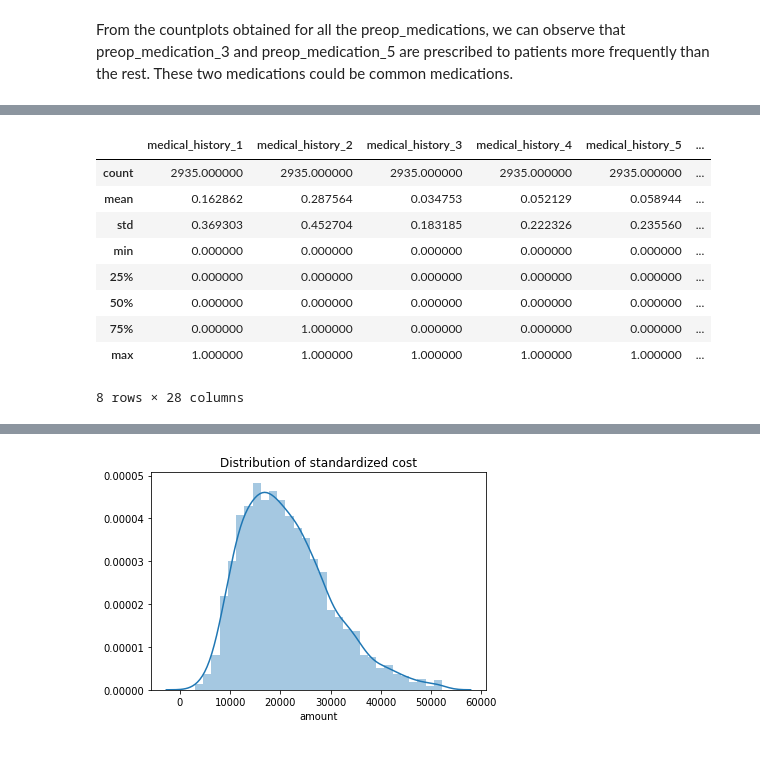
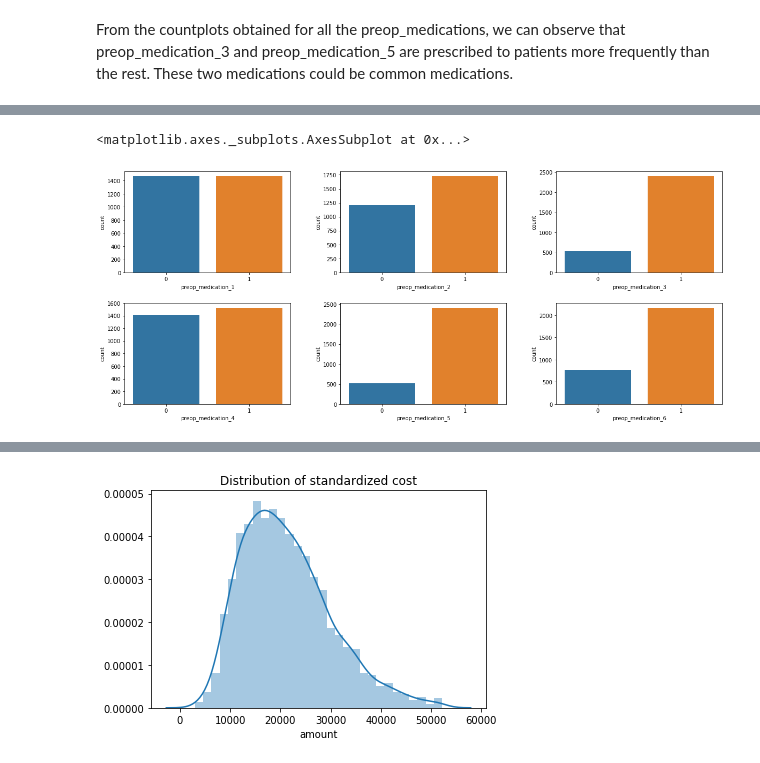
Before and after one commit to soonnanwee/H_Assignment, a Jupyter notebook: Holmusk - With FeatureImportance.ipynb, the cells around one changed output, grey strips where cells are left out. Saved outputs shown, nothing was run; the diff lists cells and outputs as text; code cells hidden in the pictures.

```diff
--- a/Holmusk - With FeatureImportance.ipynb
+++ b/Holmusk - With FeatureImportance.ipynb
@@ -295,13 +224,21 @@ merged_normed = merged[(np.abs(sp.stats.zscore(merged[numerical_columns])) < 3).
-# %%
-merged_normed.describe()
-# %% [output]
-|  | medical_history_1 | medical_history_2 | medical_history_3 | medical_history_4 | medical_history_5 | ... |
-| count | 2935.000000 | 2935.000000 | 2935.000000 | 2935.000000 | 2935.000000 | ... |
-| mean | 0.162862 | 0.287564 | 0.034753 | 0.052129 | 0.058944 | ... |
-| std | 0.369303 | 0.452704 | 0.183185 | 0.222326 | 0.235560 | ... |
-| min | 0.000000 | 0.000000 | 0.000000 | 0.000000 | 0.000000 | ... |
-| 25% | 0.000000 | 0.000000 | 0.000000 | 0.000000 | 0.000000 | ... |
-| 50% | 0.000000 | 0.000000 | 0.000000 | 0.000000 | 0.000000 | ... |
-| 75% | 0.000000 | 1.000000 | 0.000000 | 0.000000 | 0.000000 | ... |
-| max | 1.000000 | 1.000000 | 1.000000 | 1.000000 | 1.000000 | ... |
-8 rows × 28 columns
+# %%
+fig, ax = plt.subplots(figsize = (20, 8))
+
+ax1 = plt.subplot2grid((2, 3), (0, 0))
+ax2 = plt.subplot2grid((2, 3), (0, 1))
+ax3 = plt.subplot2grid((2, 3), (0, 2))
+ax4 = plt.subplot2grid((2, 3), (1, 0))
+ax5 = plt.subplot2grid((2, 3), (1, 1))
+ax6 = plt.subplot2grid((2, 3), (1, 2))
+
+plt.subplots_adjust(wspace = 0.3, hspace = 0.3)
+
+sns.countplot(merged_or["preop_medication_1"],  ax = ax1)
+sns.countplot(merged_or["preop_medication_2"],  ax = ax2)
+sns.countplot(merged_or["preop_medication_3"],  ax = ax3)
+sns.countplot(merged_or["preop_medication_4"],  ax = ax4)
+sns.countplot(merged_or["preop_medication_5"],  ax = ax5)
+sns.countplot(merged_or["preop_medication_6"],  ax = ax6)
+# %% [output]
+<matplotlib.axes._subplots.AxesSubplot at 0x...>
+[figure, added]
```
Also changed, not shown: parts of 109 cells of this notebook.
